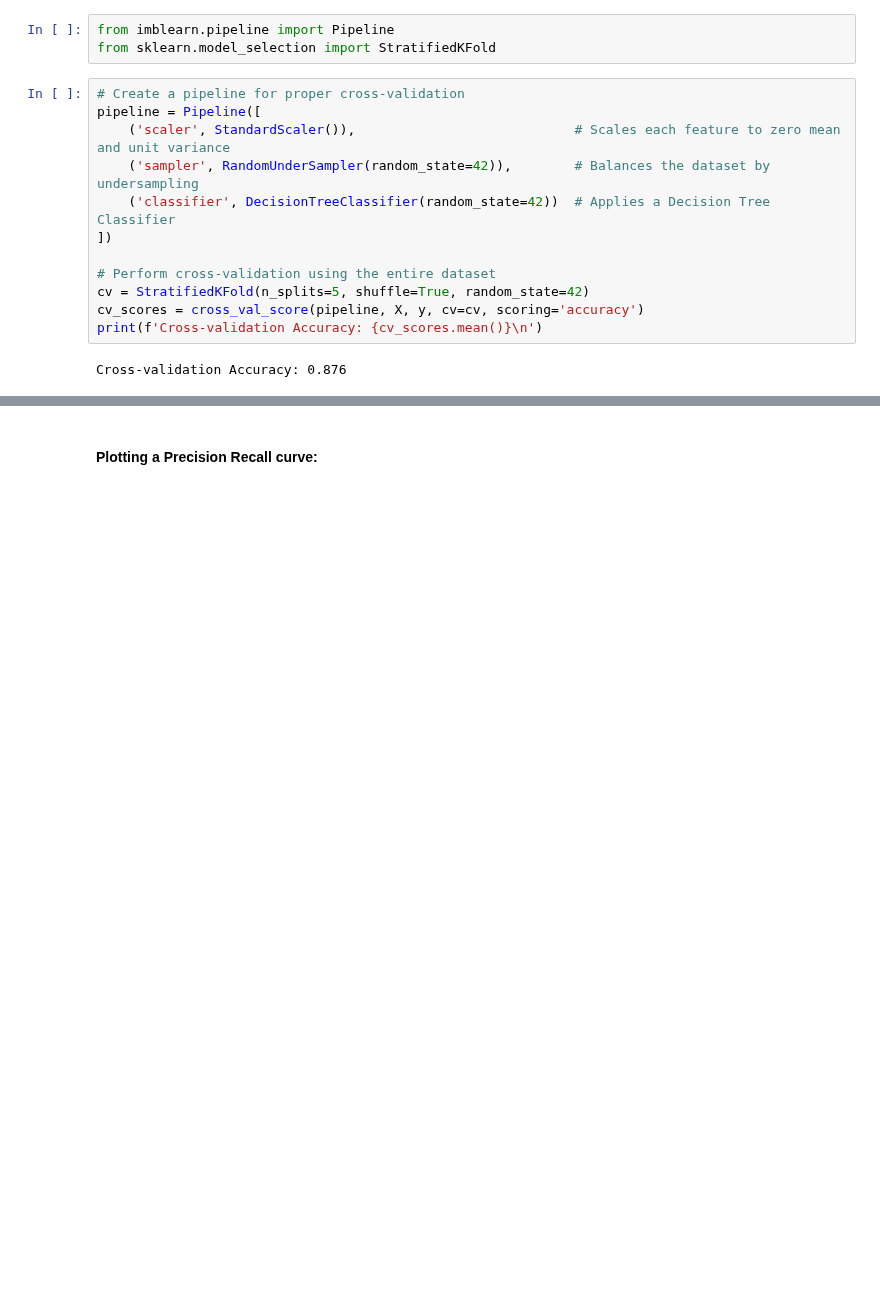
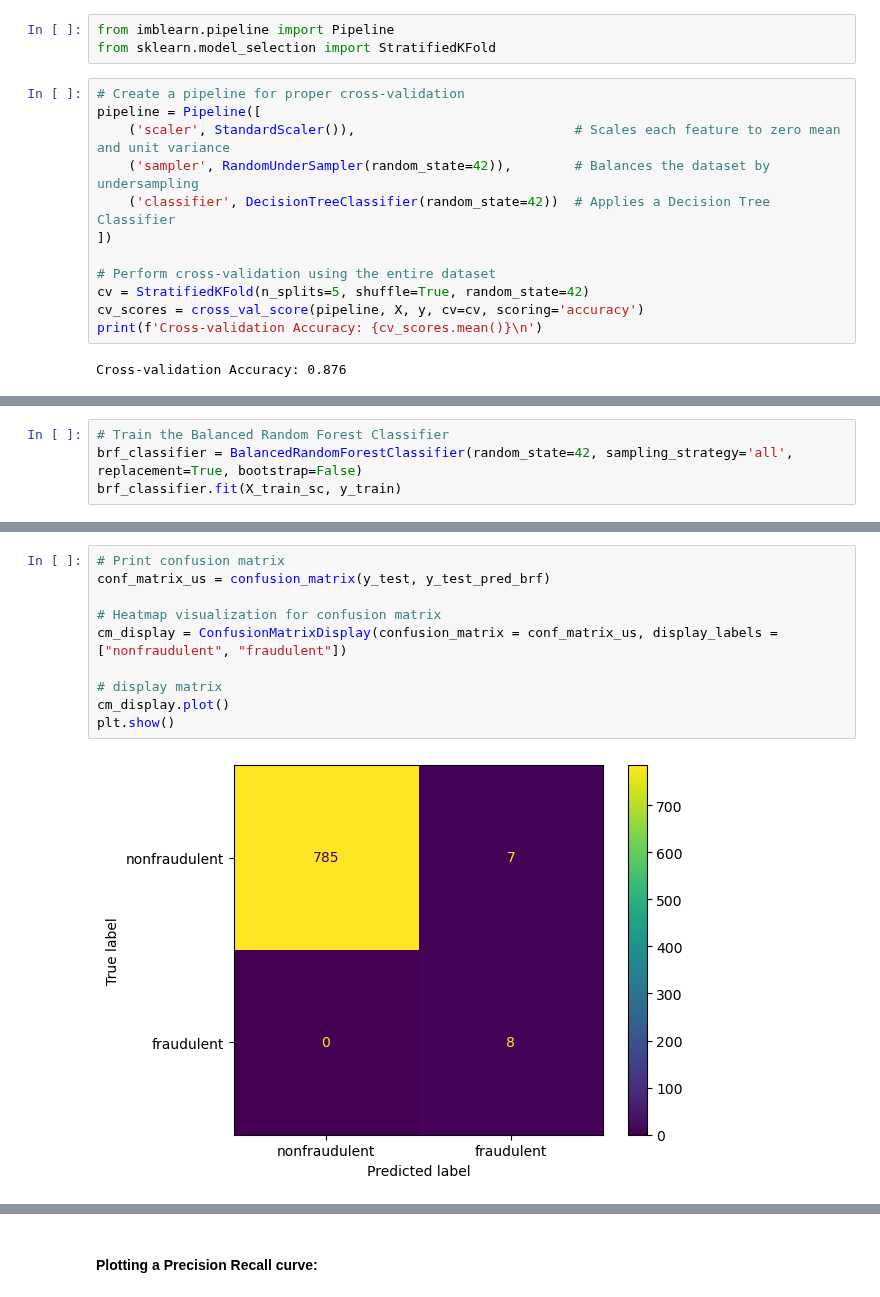
Before and after one commit to aninditadash/Introduction_to_machine_learning, a Jupyter notebook: supervised_learning/Classification/SL_Classification_Imbalanced_Classes.ipynb, the cells around one changed output, grey strips where cells are left out. Drawn from its saved outputs; the diff is of its cells as text; blank space fills up the shorter version.

```diff
--- a/supervised_learning/Classification/SL_Classification_Imbalanced_Classes.ipynb
+++ b/supervised_learning/Classification/SL_Classification_Imbalanced_Classes.ipynb
@@ -578,0 +585,4 @@ Cross-validation Accuracy: 0.876
+# %%
+# Train the Balanced Random Forest Classifier
+brf_classifier = BalancedRandomForestClassifier(random_state=42, sampling_strategy='all', replacement=True, bootstrap=False)
+brf_classifier.fit(X_train_sc, y_train)
@@ -578,0 +608,12 @@ Cross-validation Accuracy: 0.876
+# %%
+# Print confusion matrix
+conf_matrix_us = confusion_matrix(y_test, y_test_pred_brf)
+
+# Heatmap visualization for confusion matrix
+cm_display = ConfusionMatrixDisplay(confusion_matrix = conf_matrix_us, display_labels = ["nonfraudulent", "fraudulent"])
+
+# display matrix
+cm_display.plot()
+plt.show()
+# %% [output]
+[figure, added]
```
Also changed, not shown: parts of 27 cells of this notebook.
